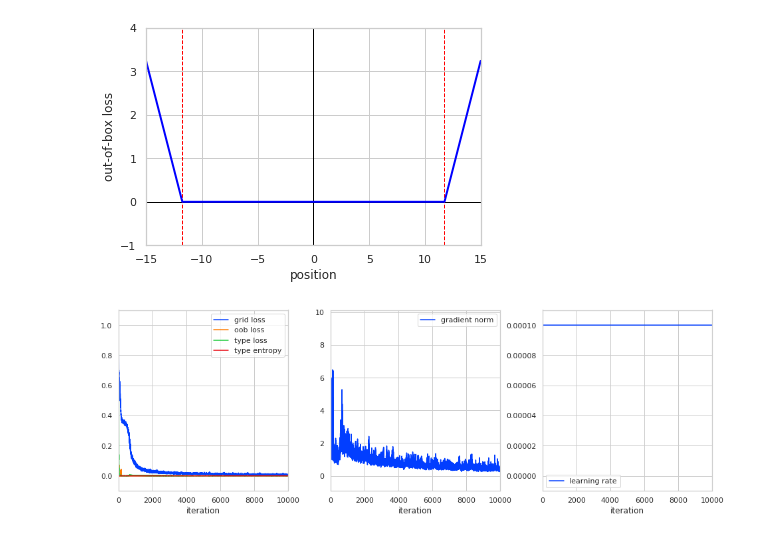
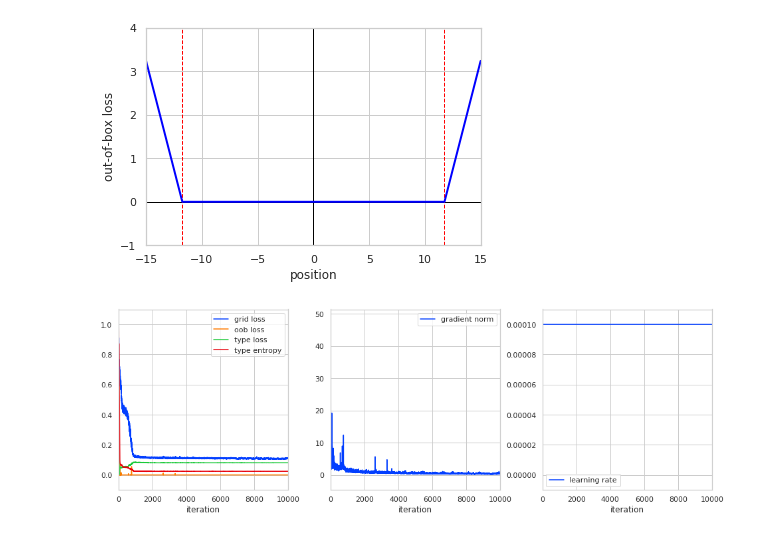
Before and after one commit to mattragoza/ipython-notebooks, a Jupyter notebook: molgrid_rnn.ipynb, the cells around one changed output. Cells and saved outputs as stored; diff of their text form; code cells hidden in the pictures.

Commit message:
train with type entropy

```diff
--- a/molgrid_rnn.ipynb
+++ b/molgrid_rnn.ipynb
@@ -364,7 +364,7 @@ while i < n_iterations:
             k_grid_loss    = 1/float(grid_loss)
             k_oob_loss     = 1/100
             k_type_loss    = 1/float(type_loss)
-            k_type_entropy = 0/float(type_entropy)
+            k_type_entropy = 1/float(type_entropy)
 
         grid_loss    *= k_grid_loss
         oob_loss     *= k_oob_loss
@@ -429,34 +429,34 @@ while i < n_iterations:
             grid_loss    *= k_grid_loss
             oob_loss     *= k_oob_loss
             type_loss    *= k_type_loss
             type_entropy *= k_type_entropy
             loss = grid_loss + oob_loss + type_loss + type_entropy
 
             loss.backward()
             nn.utils.clip_grad_norm_(model.parameters(), 100)
 
             write_xyz_and_arrows(
                 typesd.detach().cpu().numpy()[:1,:,:],
                 coords.detach().cpu().numpy()[:1,:,:],
                 coords.grad.detach().cpu().numpy()[:1,:,:],
                 pred_out, arrows_out, sample=True,
                 state=i//print_interval,
                 scale=-500)
             pred_out.flush()
             arrows_out.flush()
 
             if grad_norms[-1] < 5e-4:
                 print('converged')
                 break
 
         if i % step_interval == 0:
             lr_policy.step()
 
     except KeyboardInterrupt:
         print('interrupted')
         break
 # %% [output]
-[figure, old version]
+[figure, new version]
 # %%
 print(k_grid_loss, k_oob_loss, k_type_loss, k_type_entropy)
 # %%
```
